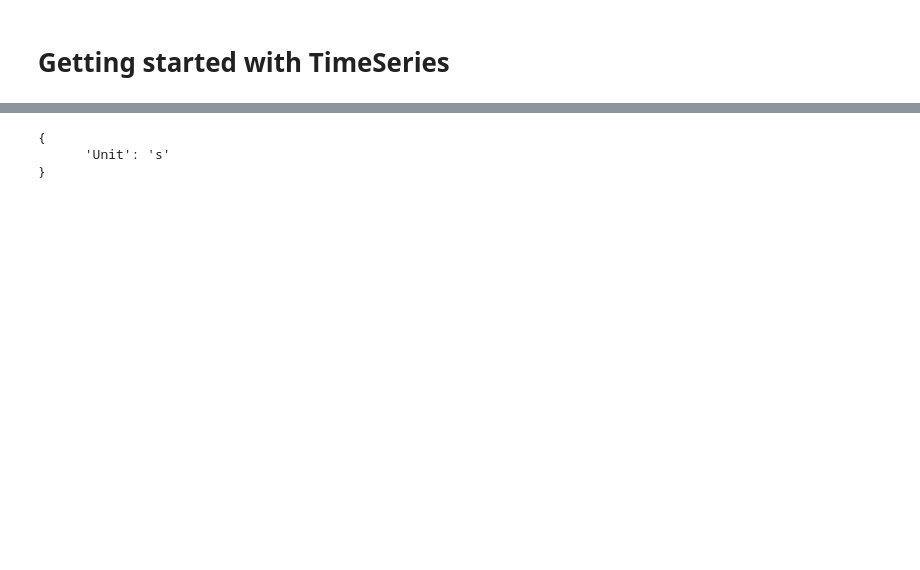
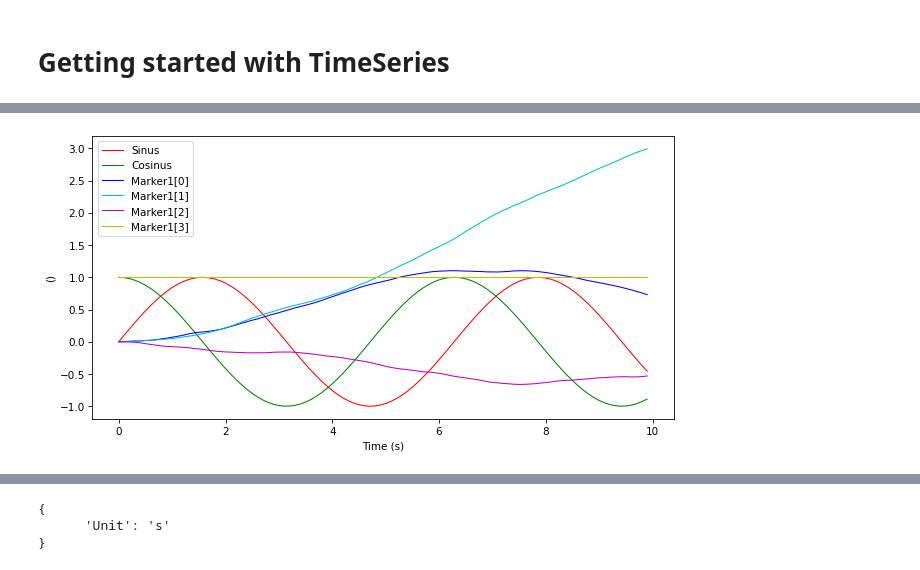
Before and after one commit to kineticstoolkit/kineticstoolkit, a Jupyter notebook: doc/timeseries.ipynb, the cells around one changed output, grey strips where cells are left out. Saved outputs shown, nothing was run; the diff lists cells and outputs as text; code cells hidden in the pictures; blank space fills up the shorter version.

```diff
--- a/doc/timeseries.ipynb
+++ b/doc/timeseries.ipynb
@@ -21,0 +88,4 @@ import numpy as np
+# %%
+ts.plot()
+# %% [output]
+[figure, added]
```
Also changed, not shown: parts of 32 cells of this notebook, 58 other files.
